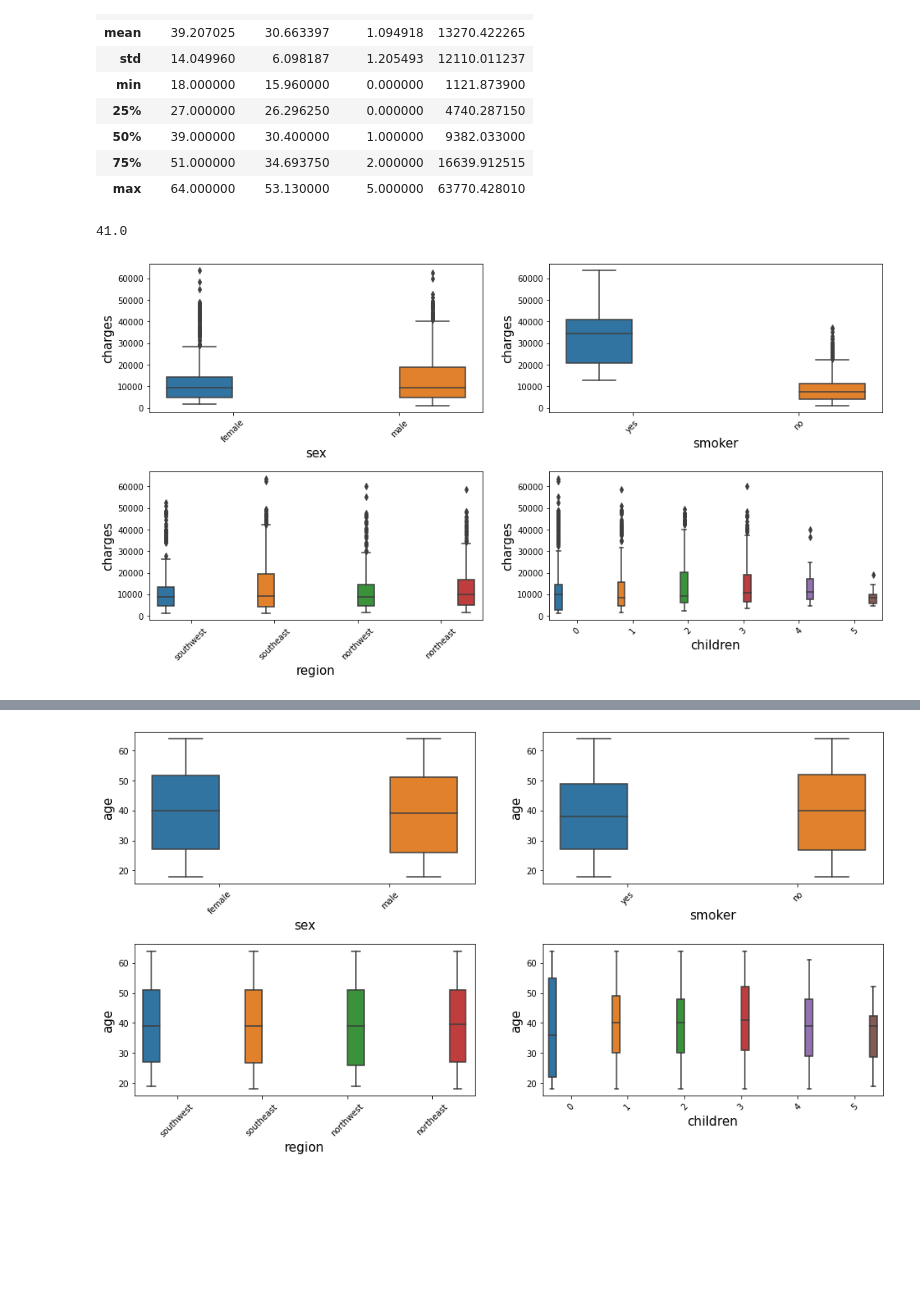
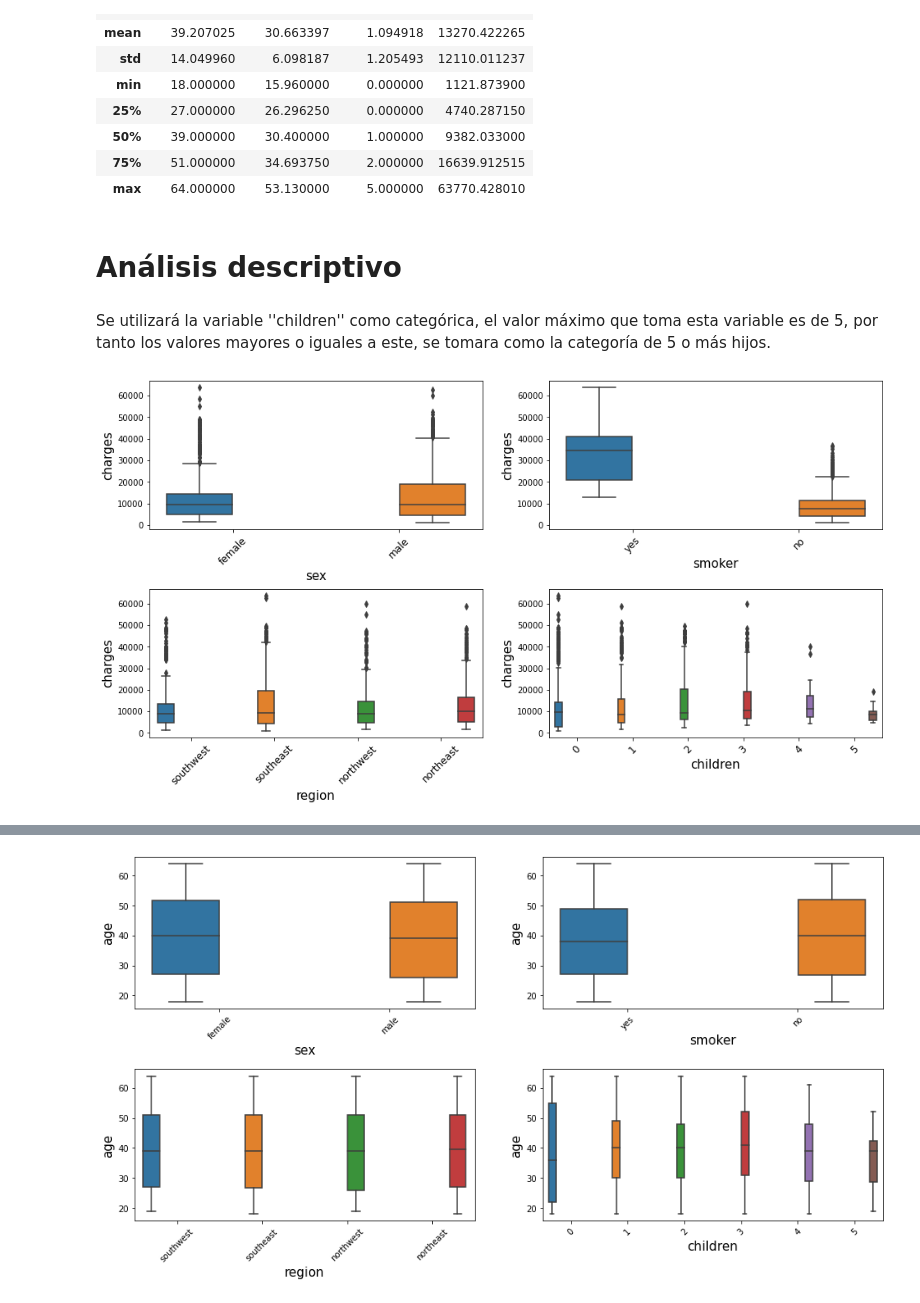
Before and after one commit to yaelrsc/Machine_Learning_Proyects, a Jupyter notebook: Regression_Models/Insurance_premium_regression_model.ipynb, the cells around one changed output, grey strips where cells are left out. Saved outputs shown, nothing was run; the diff lists cells and outputs as text; code cells hidden in the pictures; blank space fills up the shorter version.

```diff
--- a/Regression_Models/Insurance_premium_regression_model.ipynb
+++ b/Regression_Models/Insurance_premium_regression_model.ipynb
@@ -62,8 +67,6 @@ df.describe()
 | 50% | 39.000000 | 30.400000 | 1.000000 | 9382.033000 |
 | 75% | 51.000000 | 34.693750 | 2.000000 | 16639.912515 |
 | max | 64.000000 | 53.130000 | 5.000000 | 63770.428010 |
-# %%
-(18+64)/2
-# %% [output]
-41.0
+# %% [markdown]
+# **Análisis descriptivo**
 # %%
@@ -70,8 +74,10 @@ df.describe()
 numeric_features = ['age','bmi','charges']
 
 categorical_features = ['sex','smoker','region','children']
+# %% [markdown]
+Se utilizará la variable ''children'' como categórica, el valor máximo que toma esta variable es de 5, por tanto los valores mayores o iguales a este, se tomara como la categoría de 5 o más hijos.
 # %%
-plt.title()
-boxplot1(df,'charges',categorical_features,figsize=(16,8))
+# Boxplot de las variable charges para cada una de las categorias de las variables, sex, smoker , region  y children
+boxplot1(df,'charges',categorical_features,figsize=(16,8),label_size=15,xticks_size=12)
 # %% [output]
-[figure, old version]
+[figure, new version]
```
Also changed, not shown: parts of 10 cells of this notebook.
